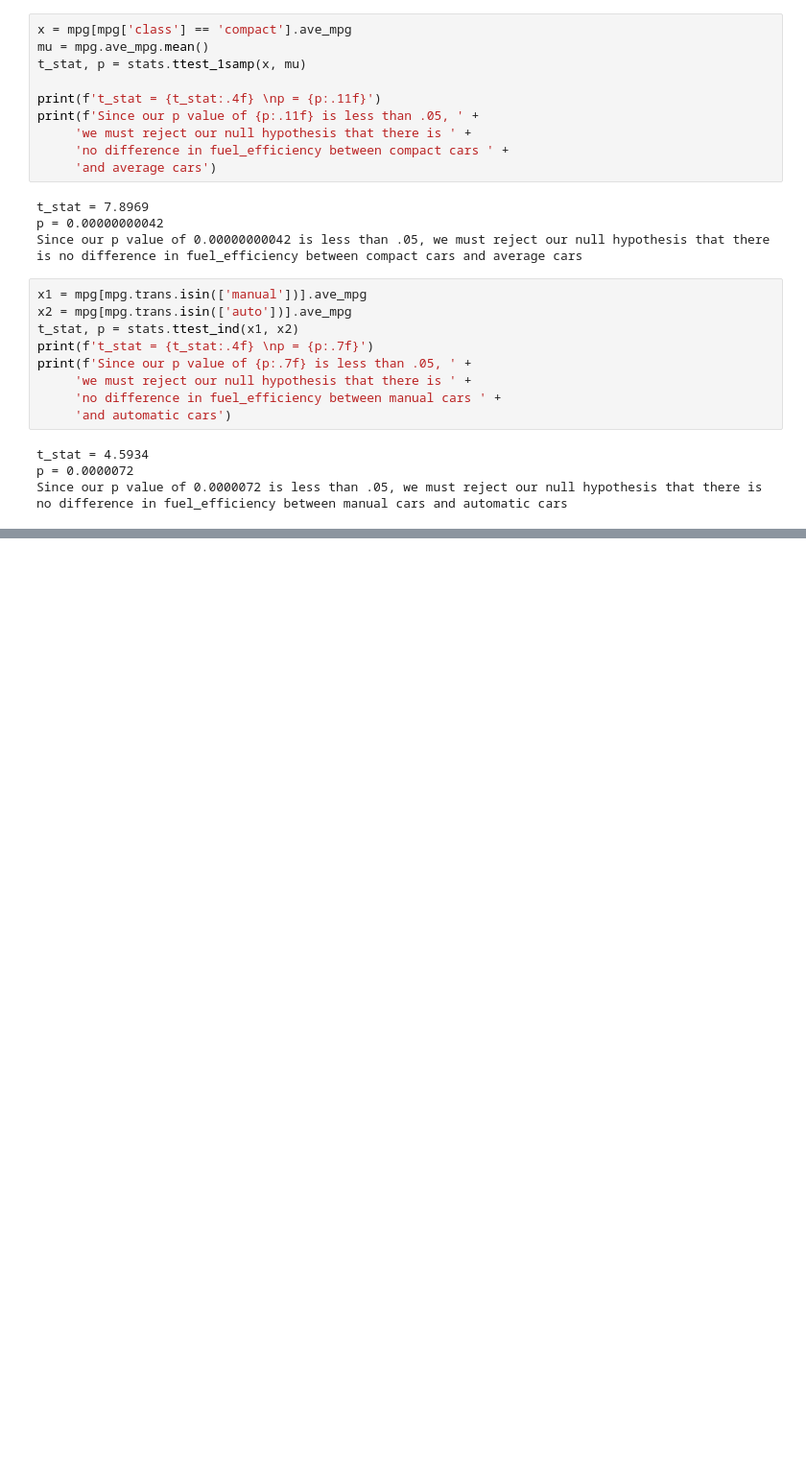
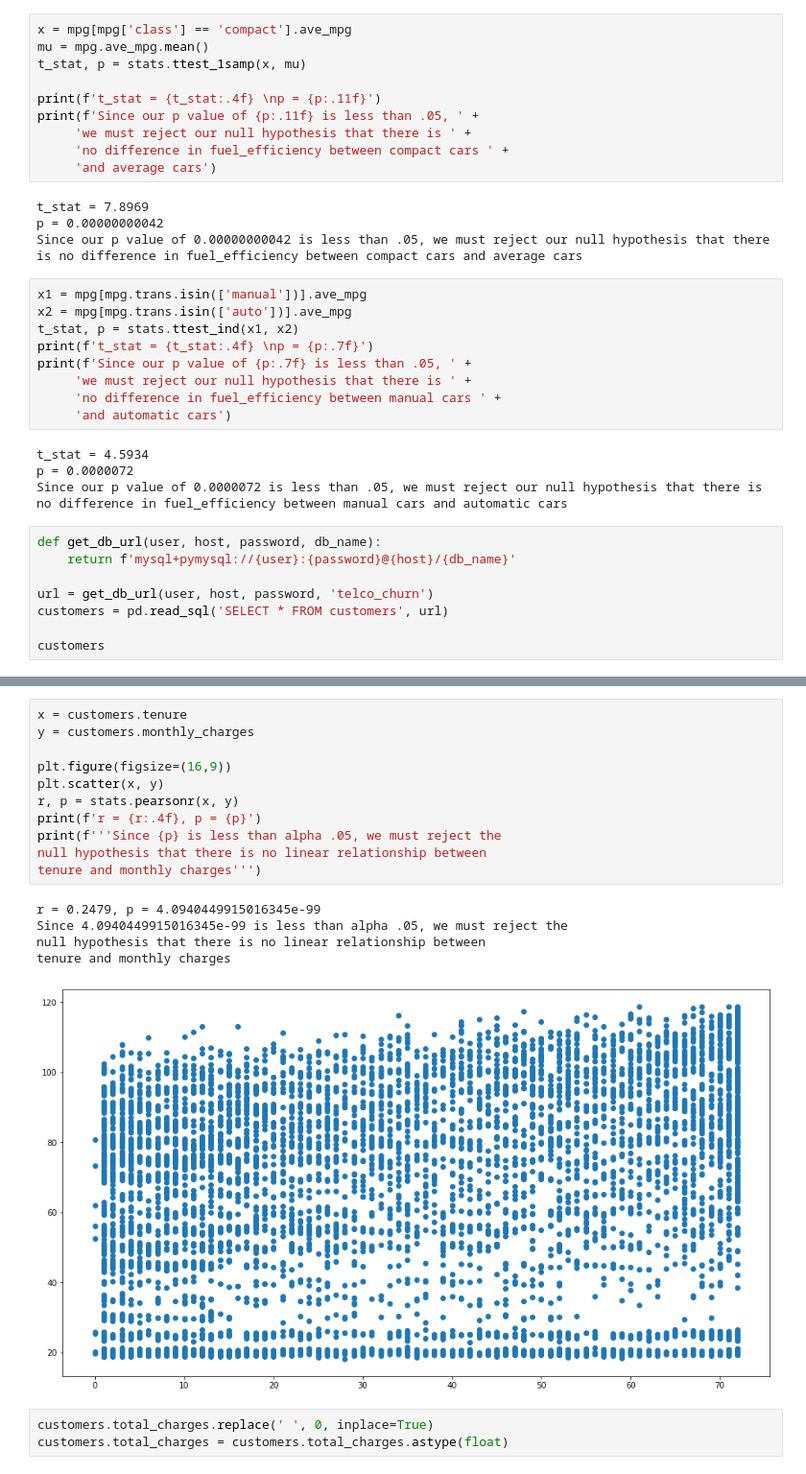
Before and after one commit to CameronGTaylor/statistics-exercises, a Jupyter notebook: hypothesis_testing.ipynb, the cells around one changed output, grey strips where cells are left out. Shown at 96% size. Drawn from its saved outputs; the diff is of its cells as text; blank space fills up the shorter version.

```diff
--- a/hypothesis_testing.ipynb
+++ b/hypothesis_testing.ipynb
@@ -166,3 +180,11 @@ print(f'Since our p value of {p:.7f} is less than .05, ' +
 t_stat = 4.5934
 p = 0.0000072
 Since our p value of 0.0000072 is less than .05, we must reject our null hypothesis that there is no difference in fuel_efficiency between manual cars and automatic cars
+# %%
+def get_db_url(user, host, password, db_name):
+    return f'mysql+pymysql://{user}:{password}@{host}/{db_name}'
+
+url = get_db_url(user, host, password, 'telco_churn')
+customers = pd.read_sql('SELECT * FROM customers', url)
+
+customers
@@ -168,0 +205,20 @@ Since our p value of 0.0000072 is less than .05, we must reject our null hypothe
+# %%
+x = customers.tenure
+y = customers.monthly_charges
+
+plt.figure(figsize=(16,9))
+plt.scatter(x, y)
+r, p = stats.pearsonr(x, y)
+print(f'r = {r:.4f}, p = {p}')
+print(f'''Since {p} is less than alpha .05, we must reject the
+null hypothesis that there is no linear relationship between
+tenure and monthly charges''')
+# %% [output]
+r = 0.2479, p = 4.0940449915016345e-99
+Since 4.0940449915016345e-99 is less than alpha .05, we must reject the
+null hypothesis that there is no linear relationship between
+tenure and monthly charges
+[figure, added]
+# %%
+customers.total_charges.replace(' ', 0, inplace=True)
+customers.total_charges = customers.total_charges.astype(float)
```
Also changed, not shown: parts of 25 cells of this notebook.
